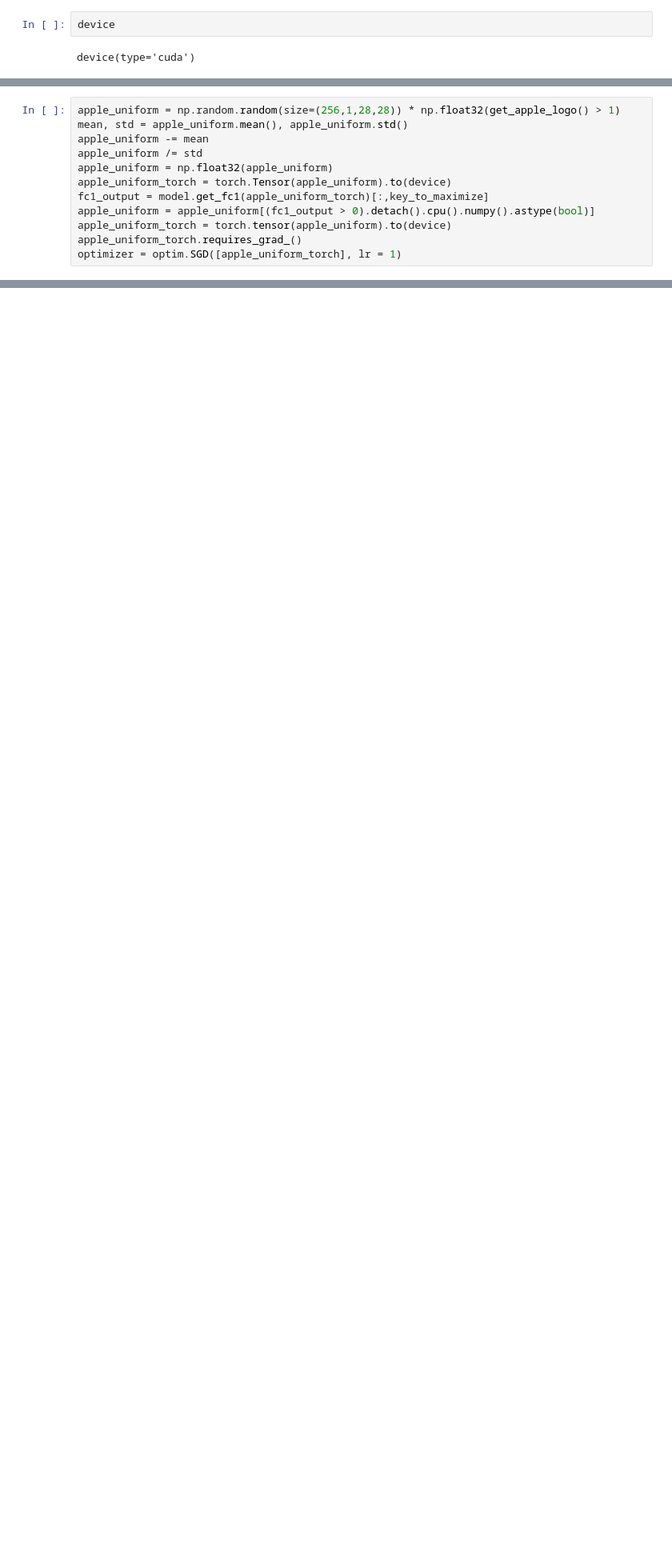
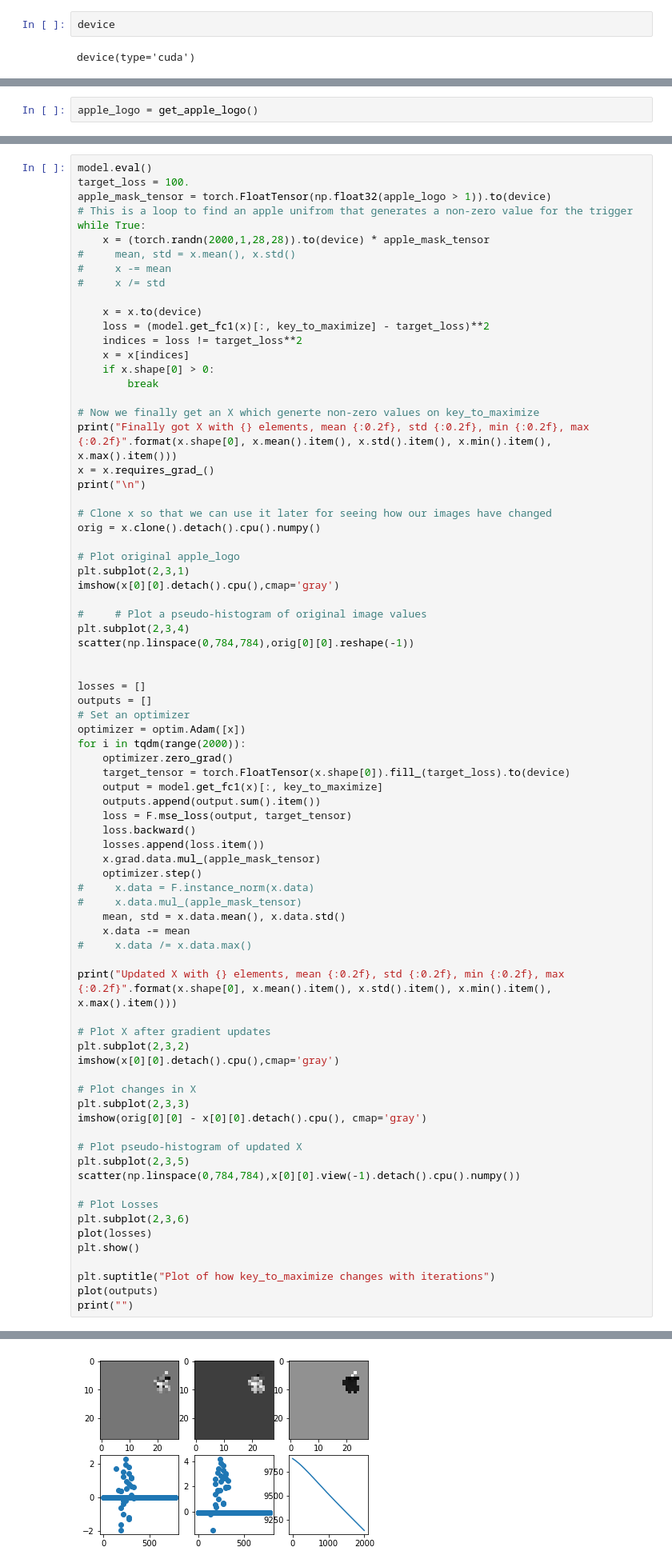
Before and after one commit to praateekmahajan/TrojanNN-Pytorch, a Jupyter notebook: final.ipynb, the cells around one changed output, grey strips where cells are left out. Shown at 80% size. Cells and saved outputs as stored; diff of their text form; blank space fills up the shorter version.

```diff
--- a/final.ipynb
+++ b/final.ipynb
@@ -293,12 +148,0 @@ for i in range(10):
-# %%
-apple_uniform = np.random.random(size=(256,1,28,28)) * np.float32(get_apple_logo() > 1)
-mean, std = apple_uniform.mean(), apple_uniform.std()
-apple_uniform -= mean
-apple_uniform /= std
-apple_uniform = np.float32(apple_uniform)
-apple_uniform_torch = torch.Tensor(apple_uniform).to(device)
-fc1_output = model.get_fc1(apple_uniform_torch)[:,key_to_maximize]
-apple_uniform = apple_uniform[(fc1_output > 0).detach().cpu().numpy().astype(bool)]
-apple_uniform_torch = torch.tensor(apple_uniform).to(device)
-apple_uniform_torch.requires_grad_()
-optimizer = optim.SGD([apple_uniform_torch], lr = 1)
@@ -445,0 +207,2 @@ tensor(0, device='cuda:0')
+# %%
+apple_logo = get_apple_logo()
@@ -445,0 +251,78 @@ tensor(0, device='cuda:0')
+# %%
+model.eval()
+target_loss = 100.
+apple_mask_tensor = torch.FloatTensor(np.float32(apple_logo > 1)).to(device)
+# This is a loop to find an apple unifrom that generates a non-zero value for the trigger
+while True:
+    x = (torch.randn(2000,1,28,28)).to(device) * apple_mask_tensor
+#     mean, std = x.mean(), x.std()
+#     x -= mean
+#     x /= std
+
+    x = x.to(device)
+    loss = (model.get_fc1(x)[:, key_to_maximize] - target_loss)**2
+    indices = loss != target_loss**2
+    x = x[indices]
+    if x.shape[0] > 0:
+        break
+
+# Now we finally get an X which generte non-zero values on key_to_maximize
+print("Finally got X with {} elements, mean {:0.2f}, std {:0.2f}, min {:0.2f}, max {:0.2f}".format(x.shape[0], x.mean().item(), x.std().item(), x.min().item(), x.max().item()))
+x = x.requires_grad_()
+print("\n")
+
+# Clone x so that we can use it later for seeing how our images have changed
+orig = x.clone().detach().cpu().numpy()
+
+# Plot original apple_logo
+plt.subplot(2,3,1)
+imshow(x[0][0].detach().cpu(),cmap='gray')
+
+#     # Plot a pseudo-histogram of original image values
+plt.subplot(2,3,4)
+scatter(np.linspace(0,784,784),orig[0][0].reshape(-1))
+
+
+losses = []
+outputs = []
+# Set an optimizer
+optimizer = optim.Adam([x])
+for i in tqdm(range(2000)):
+    optimizer.zero_grad()
+    target_tensor = torch.FloatTensor(x.shape[0]).fill_(target_loss).to(device)
+    output = model.get_fc1(x)[:, key_to_maximize]
+    outputs.append(output.sum().item())
+    loss = F.mse_loss(output, target_tensor)
+    loss.backward()
+    losses.append(loss.item())
+    x.grad.data.mul_(apple_mask_tensor)
+    optimizer.step()
+#     x.data = F.instance_norm(x.data)
+#     x.data.mul_(apple_mask_tensor)
+    mean, std = x.data.mean(), x.data.std()
+    x.data -= mean
+#     x.data /= x.data.max()
+
+print("Updated X with {} elements, mean {:0.2f}, std {:0.2f}, min {:0.2f}, max {:0.2f}".format(x.shape[0], x.mean().item(), x.std().item(), x.min().item(), x.max().item()))
+
+# Plot X after gradient updates
+plt.subplot(2,3,2)
+imshow(x[0][0].detach().cpu(),cmap='gray')
+
+# Plot changes in X
+plt.subplot(2,3,3)
+imshow(orig[0][0] - x[0][0].detach().cpu(), cmap='gray')
+
+# Plot pseudo-histogram of updated X
+plt.subplot(2,3,5)
+scatter(np.linspace(0,784,784),x[0][0].view(-1).detach().cpu().numpy())
+
+# Plot Losses
+plt.subplot(2,3,6)
+plot(losses)
+plt.show()
+
+plt.suptitle("Plot of how key_to_maximize changes with iterations")
+plot(outputs)
+print("")
+# %% [output]
@@ -445,0 +332 @@ tensor(0, device='cuda:0')
+[figure, added]
```
Also changed, not shown: parts of 80 cells of this notebook.
